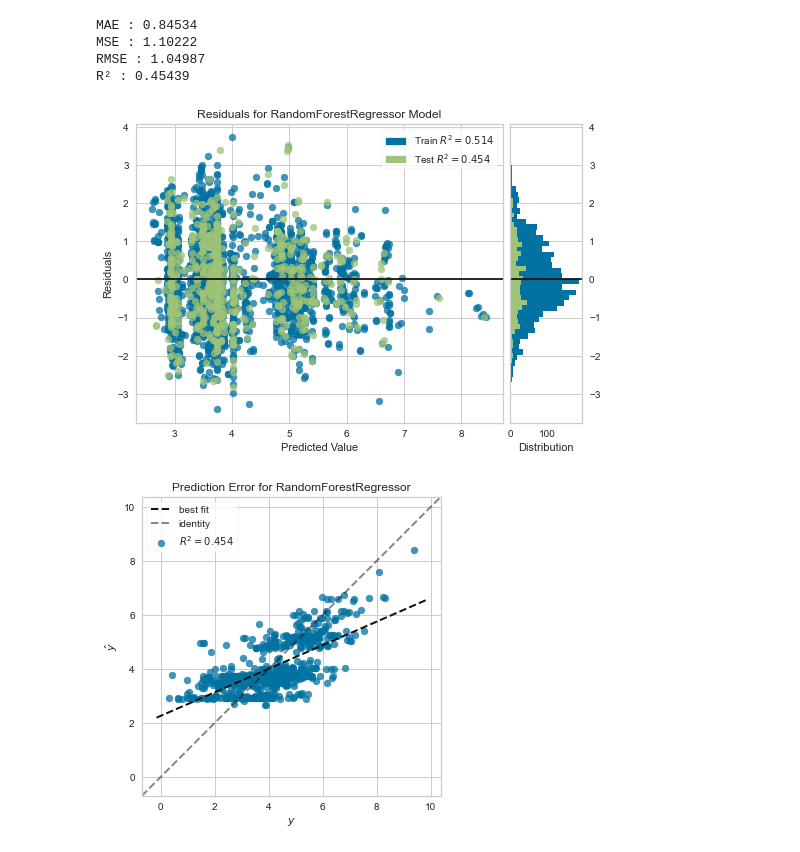
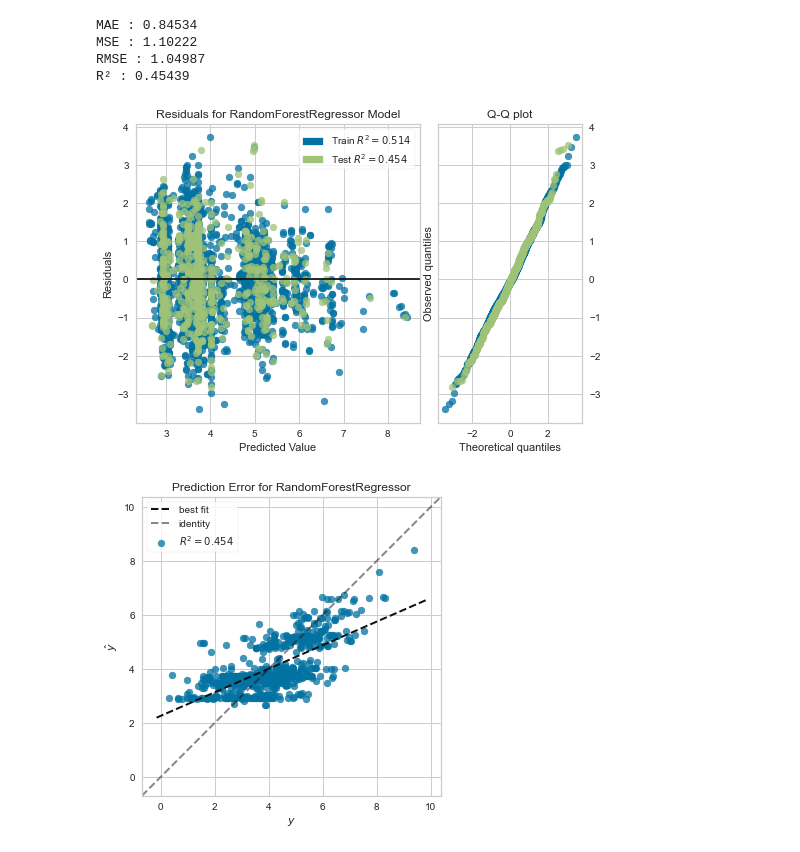
Before and after one commit to Sylvariane/Anticipez_les_besoins_en_electricite, a Jupyter notebook: Pélec_02_code.ipynb, the cells around one changed output. Saved outputs shown, nothing was run; the diff lists cells and outputs as text; code cells hidden in the pictures.

```diff
--- a/Pélec_02_code.ipynb
+++ b/Pélec_02_code.ipynb
@@ -539,12 +601,12 @@ MSE : 1.10222
 RMSE : 1.04987
 R² : 0.45439
 # %%
-visualizer = ResidualsPlot(final_model_co2)
+visualizer = ResidualsPlot(final_model_co2, hist=False, qqplot=True)
 visualizer.fit(X_train, y_train.reshape(2624,))
 visualizer.score(X_test, y_test.reshape(657,))
 visualizer.show();
 # %% [output]
-[figure, old version]
+[figure, new version]
 # %%
 visualizer = prediction_error(final_model_co2, X_train, y_train, X_test, y_test);
 # %% [output]
```
Also changed, not shown: parts of 10 cells of this notebook, 1 other file.
